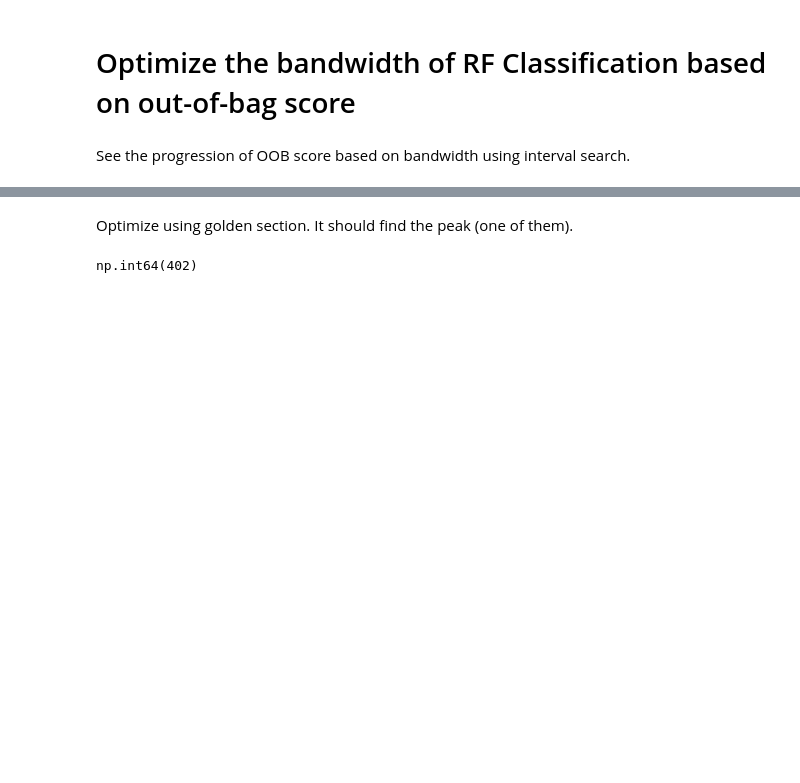
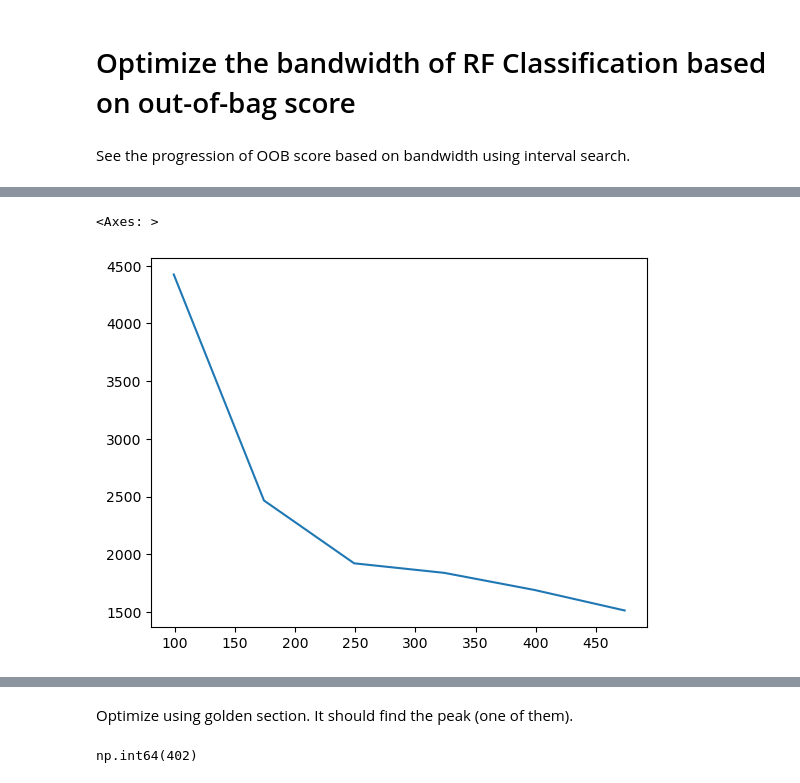
Before and after one commit to pysal/gwlearn, a Jupyter notebook: docs/source/elections.ipynb, the cells around one changed output, grey strips where cells are left out. Cells and saved outputs as stored; diff of their text form; code cells hidden in the pictures; blank space fills up the shorter version.

```diff
--- a/docs/source/elections.ipynb
+++ b/docs/source/elections.ipynb
@@ -51,0 +66,5 @@ search_rf.scores_.plot()
+# %%
+search_rf.metrics_.bic[1:].plot()
+# %% [output]
+<Axes: >
+[figure, added]
```
Also changed, not shown: parts of 5 cells of this notebook, 3 other files.
